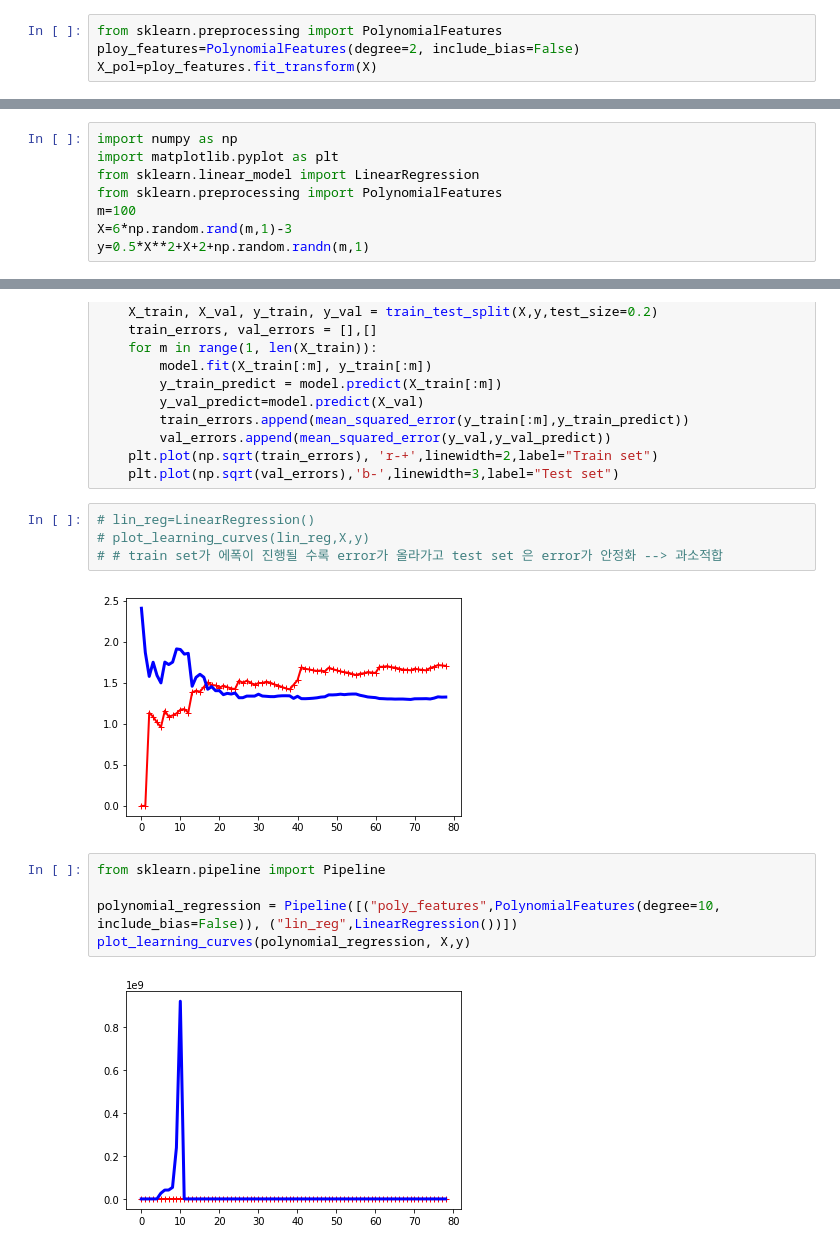
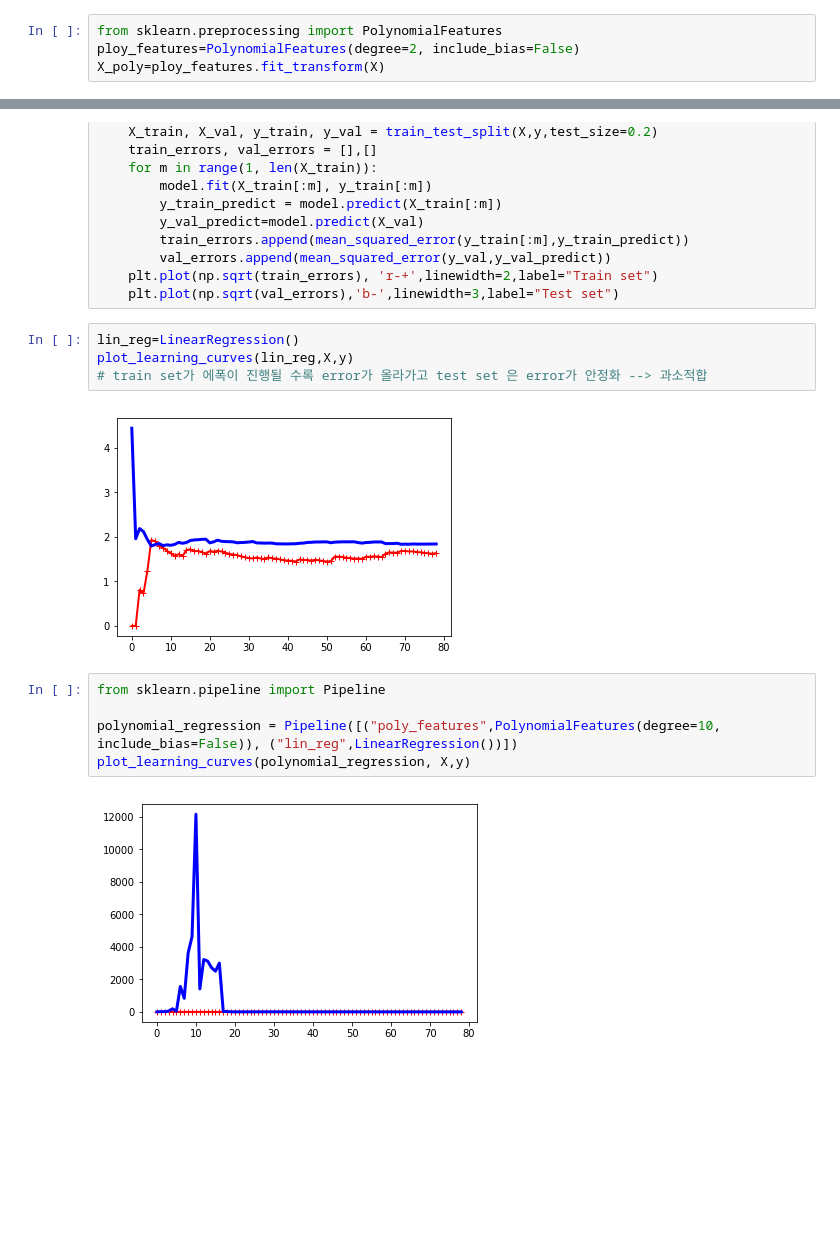
Before and after one commit to sora-12/Self_study, a Jupyter notebook: handson-ml/chap4).ipynb, the cells around one changed output, grey strips where cells are left out. Saved outputs shown, nothing was run; the diff lists cells and outputs as text; blank space fills up the shorter version.

```diff
--- a/handson-ml/chap4).ipynb
+++ b/handson-ml/chap4).ipynb
@@ -97,7 +99,7 @@ plt.plot(X,y,'b.')
 # %%
 from sklearn.preprocessing import PolynomialFeatures
 ploy_features=PolynomialFeatures(degree=2, include_bias=False)
-X_pol=ploy_features.fit_transform(X)
+X_poly=ploy_features.fit_transform(X)
 # %%
 X[0]
 # %% [output]
@@ -116,11 +118,3 @@ lin_reg.intercept_, lin_reg.coef_
-# %%
-import numpy as np
-import matplotlib.pyplot as plt
-from sklearn.linear_model import LinearRegression
-from sklearn.preprocessing import PolynomialFeatures
-m=100
-X=6*np.random.rand(m,1)-3
-y=0.5*X**2+X+2+np.random.randn(m,1)
 # %%
 # 학습 곡선 그리기
 from sklearn.metrics import mean_squared_error
@@ -138,15 +132,15 @@ def plot_learning_curves(model,X,y):
     plt.plot(np.sqrt(train_errors), 'r-+',linewidth=2,label="Train set")
     plt.plot(np.sqrt(val_errors),'b-',linewidth=3,label="Test set")
 # %%
-# lin_reg=LinearRegression()
-# plot_learning_curves(lin_reg,X,y)
-# # train set가 에폭이 진행될 수록 error가 올라가고 test set 은 error가 안정화 --> 과소적합
+lin_reg=LinearRegression()
+plot_learning_curves(lin_reg,X,y)
+# train set가 에폭이 진행될 수록 error가 올라가고 test set 은 error가 안정화 --> 과소적합
 # %% [output]
-[figure, old version]
+[figure, new version]
 # %%
 from sklearn.pipeline import Pipeline
 
 polynomial_regression = Pipeline([("poly_features",PolynomialFeatures(degree=10, include_bias=False)), ("lin_reg",LinearRegression())])
 plot_learning_curves(polynomial_regression, X,y)
 # %% [output]
-[figure, old version]
+[figure, new version]
```
Also changed, not shown: parts of 13 cells of this notebook.
